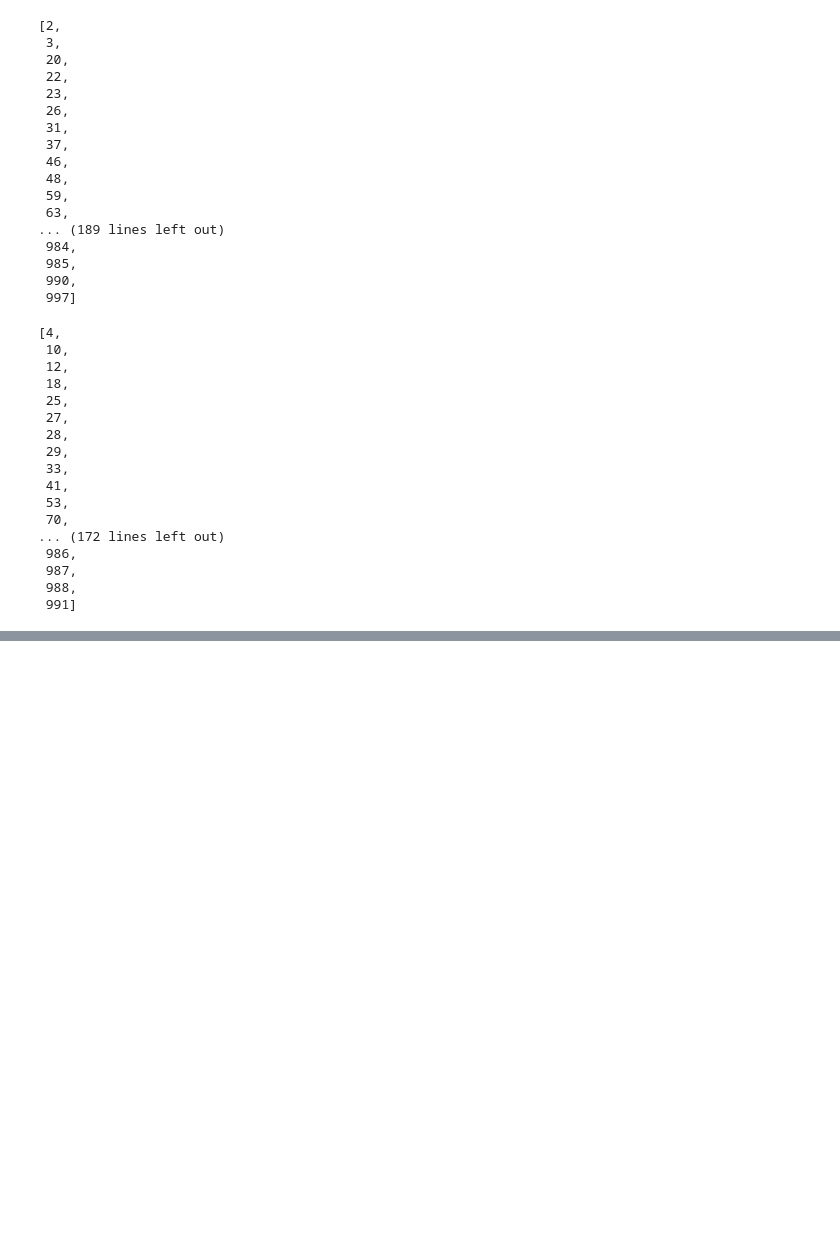
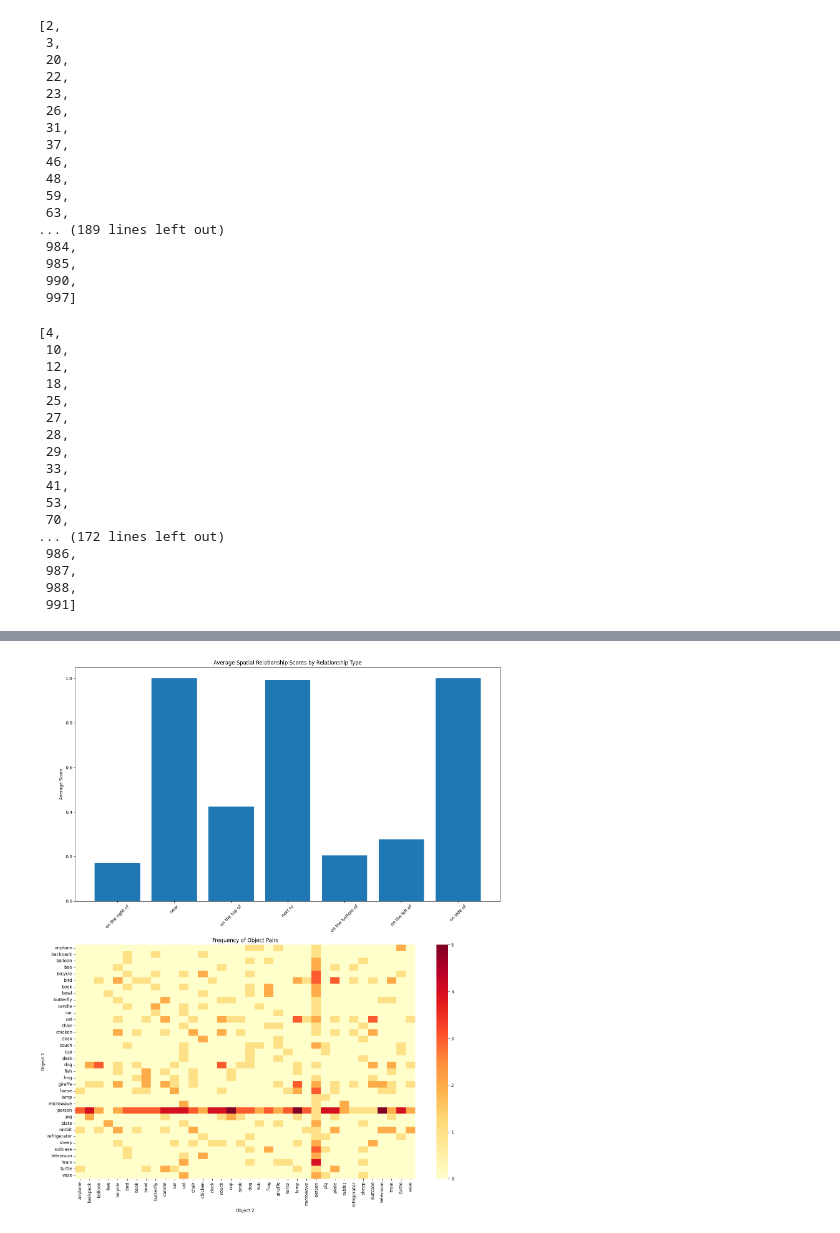
Before and after one commit to Animadversio/DiffusionObjectRelation, a Jupyter notebook: T2I-CompBench-main/UniDet_eval/eval_results.ipynb, the cells around one changed output, grey strips where cells are left out. Cells and saved outputs as stored; diff of their text form; code cells hidden in the pictures; blank space fills up the shorter version.

```diff
--- a/T2I-CompBench-main/UniDet_eval/eval_results.ipynb
+++ b/T2I-CompBench-main/UniDet_eval/eval_results.ipynb
@@ -118,0 +123,86 @@ id_groups['case3_ids']
+# %%
+import json
+import pandas as pd
+import matplotlib.pyplot as plt
+import seaborn as sns
+from collections import defaultdict
+
+# Read the detailed scores
+score_path = '../examples/labels/2025-05-06_custom_epochunknown_stepunknown_scale4.5_step14_size512_bs8_sampdpm-solver_seed1/annotation_obj_detection_2d'
+with open(score_path + '/detailed_scores.json', 'r') as f:
+    data = json.load(f)
+
+# Convert to DataFrame
+df = pd.DataFrame(data)
+
+# Filter entries where both objects are correctly generated
+df_correct_objects = df[(df['obj1_detected'] == True) & (df['obj2_detected'] == True)]
+
+# Save filtered entries
+df_correct_objects.to_json(score_path + '/detailed_scores_correct_obj.json', orient='records', indent=2)
+# %%
+# Get unique objects and spatial relationships
+unique_obj1 = set(df_correct_objects['obj1'].unique())
+unique_obj2 = set(df_correct_objects['obj2'].unique())
+unique_objects = unique_obj1.union(unique_obj2)
+unique_relationships = set(df_correct_objects['locality'].unique())
+
+# Create a matrix of spatial relationship scores
+relationship_matrix = defaultdict(lambda: defaultdict(list))
+
+for _, row in df_correct_objects.iterrows():
+    relationship_matrix[row['locality']][(row['obj1'], row['obj2'])].append(row['spatial_relationship_score'])
+
+# Calculate average scores for each relationship-object combination
+avg_scores = {}
+for rel in unique_relationships:
+    for (obj1, obj2), scores in relationship_matrix[rel].items():
+        if scores:  # Only include if there are scores
+            avg_scores[(rel, obj1, obj2)] = sum(scores) / len(scores)
+
+# Create visualizations
+plt.figure(figsize=(15, 18))
+
+# 1. Bar plot of average spatial relationship scores by relationship type
+rel_scores = defaultdict(list)
+for (rel, _, _), score in avg_scores.items():
+    rel_scores[rel].append(score)
+
+plt.subplot(2, 1, 1)
+rel_means = {rel: sum(scores)/len(scores) for rel, scores in rel_scores.items()}
+plt.bar(rel_means.keys(), rel_means.values())
+plt.title('Average Spatial Relationship Scores by Relationship Type')
+plt.xticks(rotation=45)
+plt.ylabel('Average Score')
+
+# 2. Heatmap of object pair frequencies
+obj_pairs = defaultdict(int)
+for (_, obj1, obj2), _ in avg_scores.items():
+    obj_pairs[(obj1, obj2)] += 1
+
+# Convert to matrix format
+obj_list = sorted(list(unique_objects))
+pair_matrix = pd.DataFrame(0, index=obj_list, columns=obj_list)
+for (obj1, obj2), count in obj_pairs.items():
+    pair_matrix.loc[obj1, obj2] = count
+
+plt.subplot(2, 1, 2)
+sns.heatmap(pair_matrix, cmap='YlOrRd')
+plt.title('Frequency of Object Pairs')
+plt.xlabel('Object 2')
+plt.ylabel('Object 1')
+
+plt.tight_layout()
+#plt.savefig('spatial_relationship_analysis.png')
+#plt.close()
+
+# Print summary statistics
+print("\nSummary Statistics:")
+print(f"Total number of entries: {len(df)}")
+print(f"Number of entries with both objects detected: {len(df_correct_objects)}")
+print(f"\nUnique objects: {len(unique_objects)}")
+print(f"Unique spatial relationships: {len(unique_relationships)}")
+print("\nSpatial relationships:")
+for rel in unique_relationships:
+    print(f"- {rel}")
+# %% [output]
@@ -118,0 +224 @@ id_groups['case3_ids']
+[figure, added]
```
Also changed, not shown: parts of 9 cells of this notebook, 5 other files.
